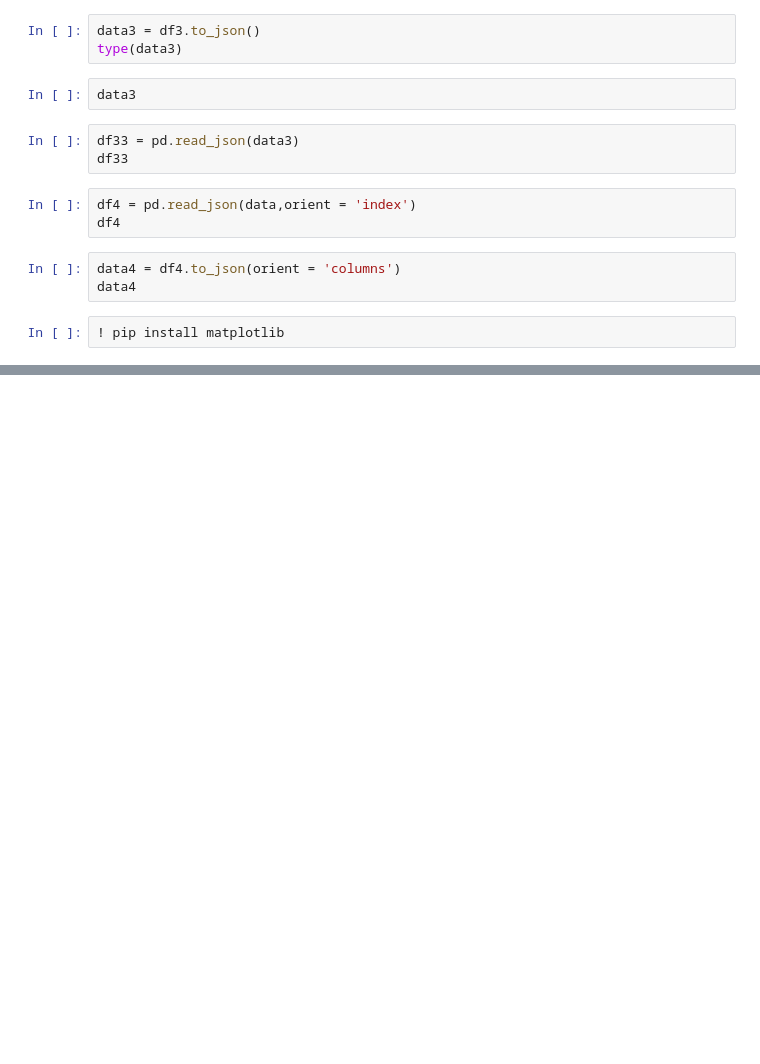
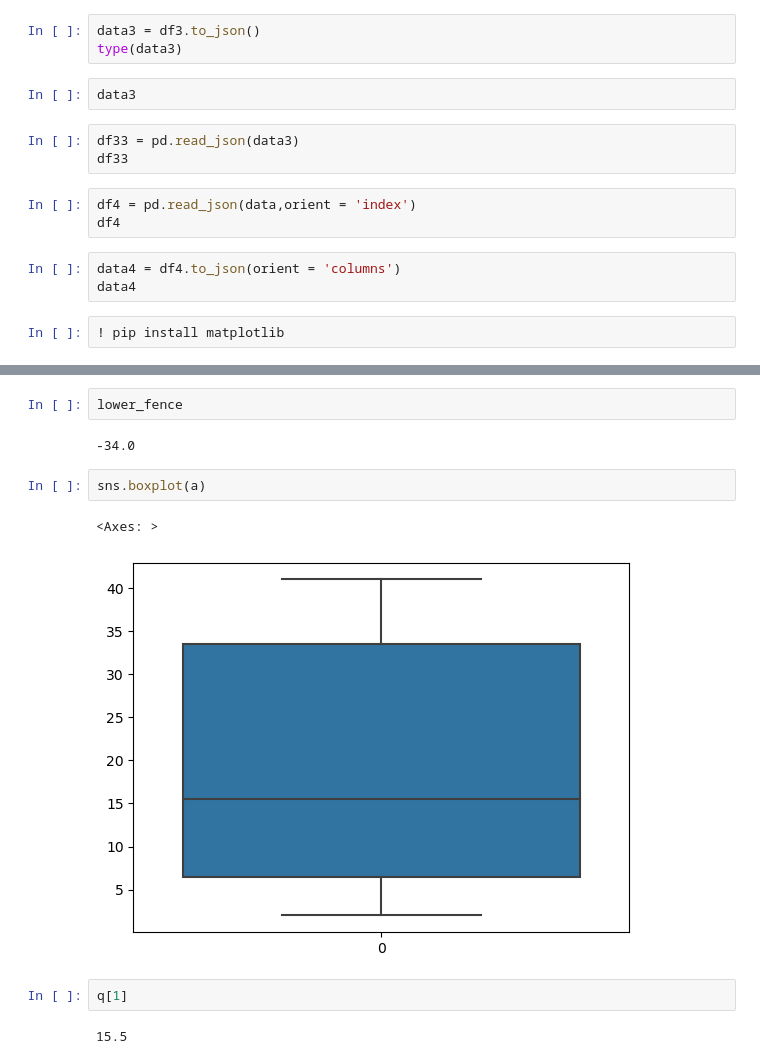
Before and after one commit to VanilaSudheer/data-analysis-playground, a Jupyter notebook: numpy.ipynb, the cells around one changed output, grey strips where cells are left out. Saved outputs shown, nothing was run; the diff lists cells and outputs as text; blank space fills up the shorter version.

```diff
--- a/numpy.ipynb
+++ b/numpy.ipynb
@@ -520,0 +549,13 @@ sns.histplot(a,kde = True)
+# %%
+lower_fence
+# %% [output]
+-34.0
+# %%
+sns.boxplot(a)
+# %% [output]
+<Axes: >
+[figure, added]
+# %%
+q[1]
+# %% [output]
+15.5
```
Also changed, not shown: parts of 47 cells of this notebook.
